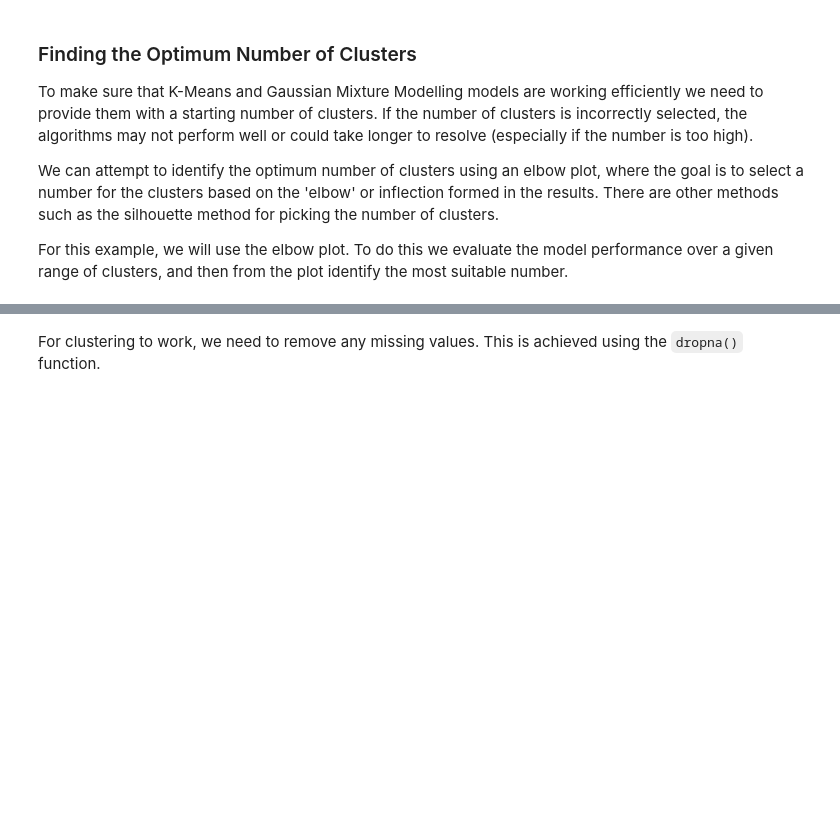
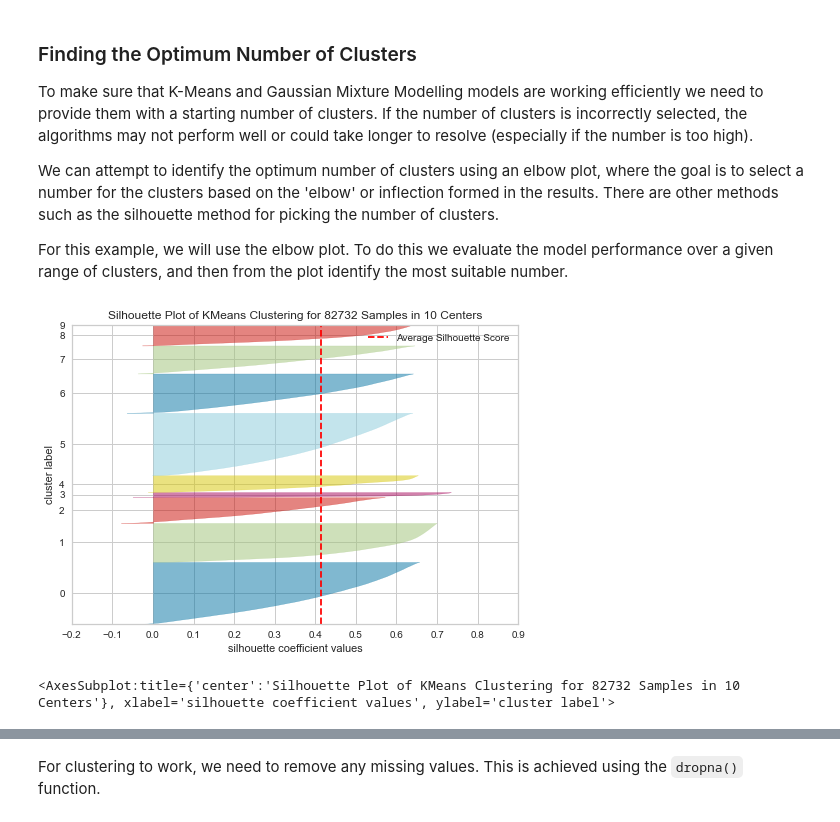
Before and after one commit to andymcdgeo/Petrophysics-Python-Series, a Jupyter notebook: 18 - Unsupervised Clustering for Lithofacies.ipynb, the cells around one changed output, grey strips where cells are left out. Saved outputs shown, nothing was run; the diff lists cells and outputs as text; code cells hidden in the pictures; blank space fills up the shorter version.

```diff
--- a/18 - Unsupervised Clustering for Lithofacies.ipynb
+++ b/18 - Unsupervised Clustering for Lithofacies.ipynb
@@ -304,3 +304,33 @@ def optimise_k_means(data, max_k):
     plt.ylabel("Inertia")
     plt.grid(True)
     plt.show()
+# %%
+from yellowbrick.cluster import SilhouetteVisualizer
+
+def visualise_k_means_sillouette(data, max_k):
+    fig, ax = plt.subplots(2, 3, figsize=(10, 5))
+    means = []
+    silhouette_avg = []
+
+    for k in range(2,max_k): #start at 2 clusters
+        print(k)
+        kmeans = KMeans(n_clusters=k)
+        q, mod = divmod(k, 2)
+
+        vis = SilhouetteVisualizer(kmeans, colors='yellowbrick', ax=ax[q-1][mod])
+        vis.fit(data)
+
+    # plt.plot(means, inertias, 'o-')
+    # plt.xlabel("Number of Clusters")
+    # plt.ylabel("Inertia")
+    # plt.grid(True)
+    # plt.show()
+
+data = workingdf[['GR', 'RHOB', 'NPHI', 'DTC']]
+kmeans = KMeans(n_clusters=10)
+visualizer = SilhouetteVisualizer(kmeans, colors='yellowbrick')
+visualizer.fit(data)
+visualizer.show()
+# %% [output]
+[figure, added]
+<AxesSubplot:title={'center':'Silhouette Plot of KMeans Clustering for 82732 Samples in 10 Centers'}, xlabel='silhouette coefficient values', ylabel='cluster label'>
```
Also changed, not shown: parts of 1 cell of this notebook, 14 other files.
